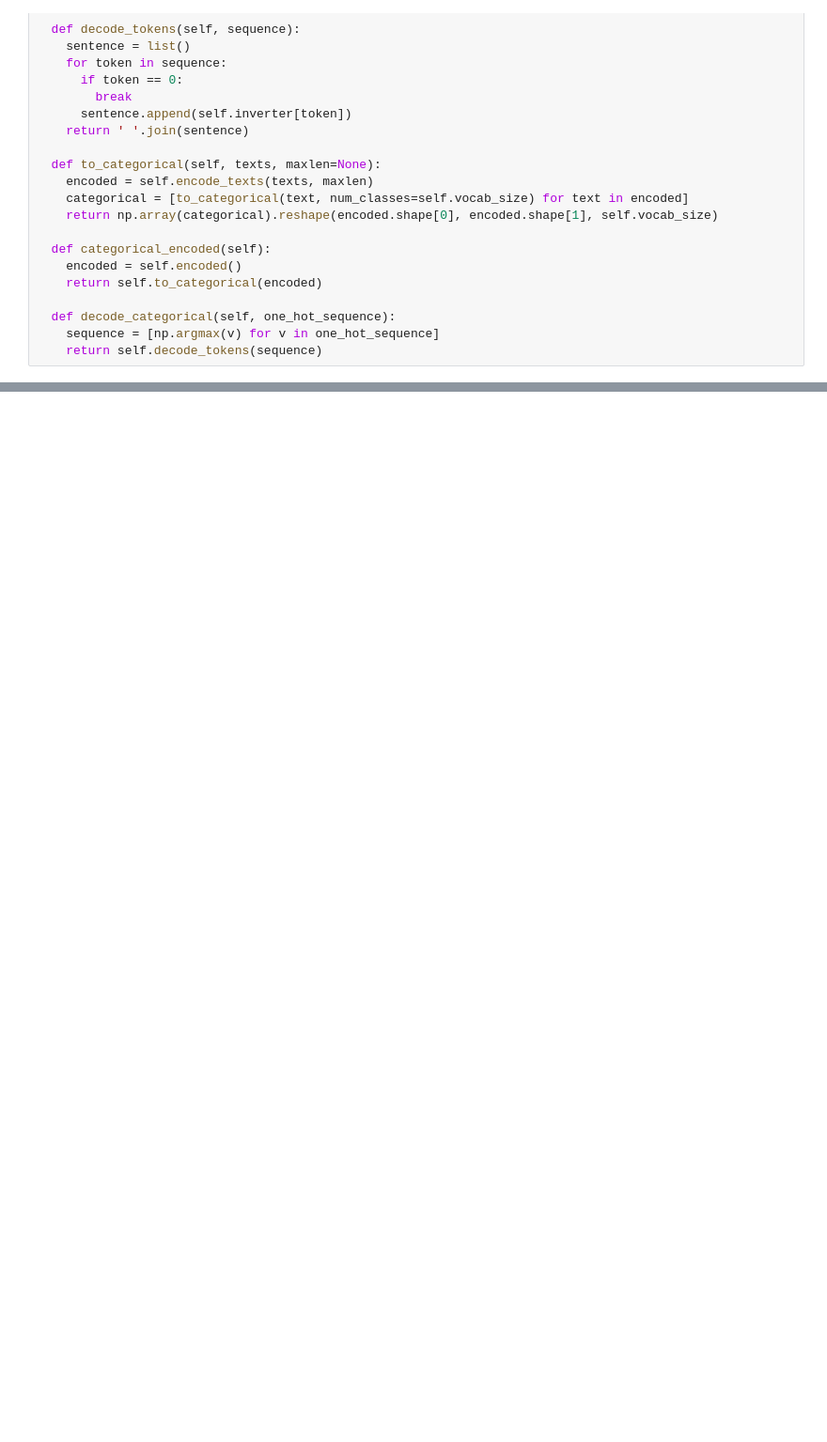
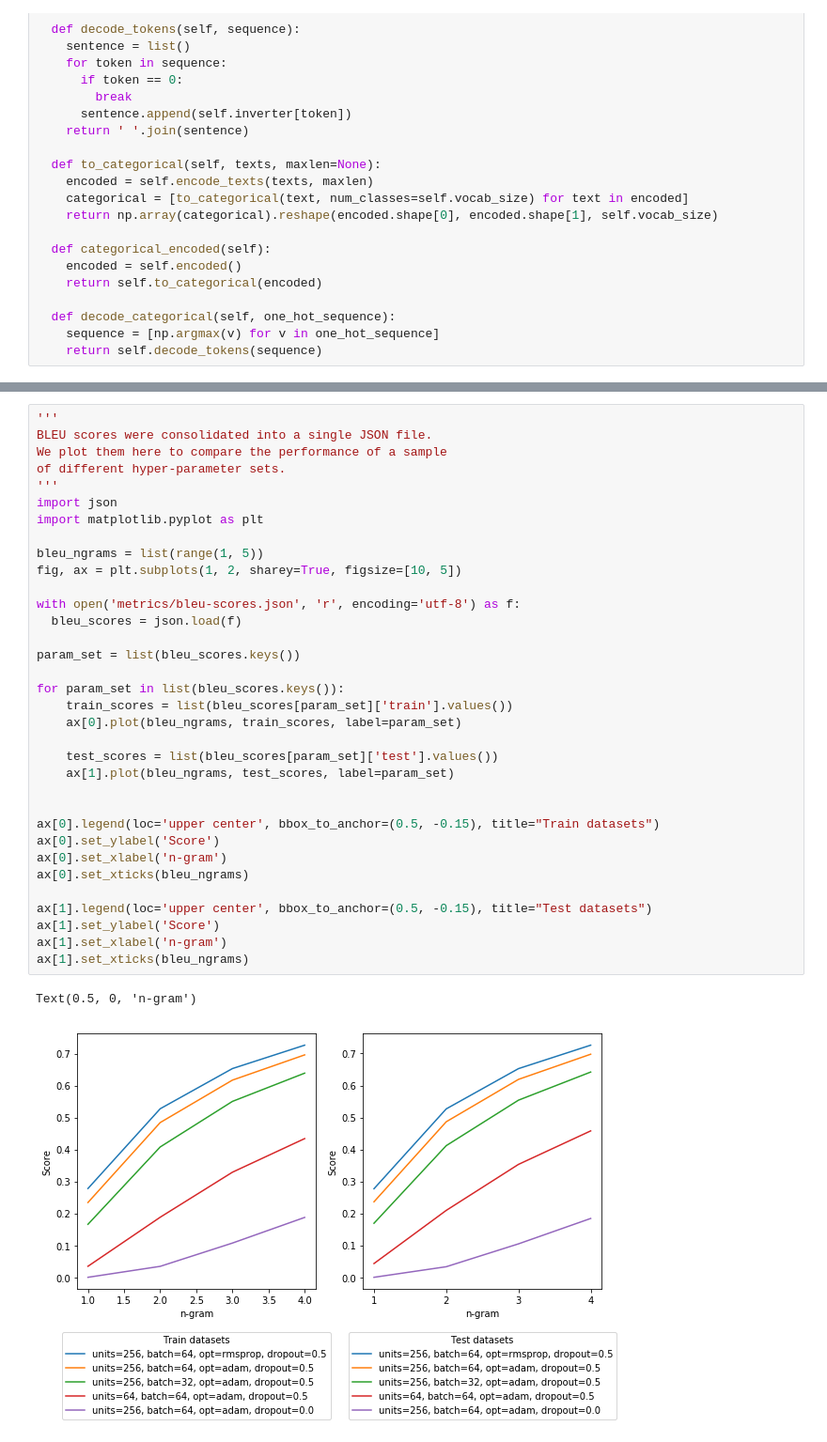
Before and after one commit to dogofbrian/nlq2sparql, a Jupyter notebook: capstone_project.ipynb, the cells around one changed output, grey strips where cells are left out. Shown at 94% size. Drawn from its saved outputs; the diff is of its cells as text; blank space fills up the shorter version.

```diff
--- a/capstone_project.ipynb
+++ b/capstone_project.ipynb
@@ -542,0 +567,37 @@ Epoch 1/100
+# %%
+'''
+BLEU scores were consolidated into a single JSON file.
+We plot them here to compare the performance of a sample
+of different hyper-parameter sets.
+'''
+import json
+import matplotlib.pyplot as plt
+
+bleu_ngrams = list(range(1, 5))
+fig, ax = plt.subplots(1, 2, sharey=True, figsize=[10, 5])
+
+with open('metrics/bleu-scores.json', 'r', encoding='utf-8') as f:
+  bleu_scores = json.load(f)
+
+param_set = list(bleu_scores.keys())
+
+for param_set in list(bleu_scores.keys()):
+    train_scores = list(bleu_scores[param_set]['train'].values())
+    ax[0].plot(bleu_ngrams, train_scores, label=param_set)
+
+    test_scores = list(bleu_scores[param_set]['test'].values())
+    ax[1].plot(bleu_ngrams, test_scores, label=param_set)
+
+
+ax[0].legend(loc='upper center', bbox_to_anchor=(0.5, -0.15), title="Train datasets")
+ax[0].set_ylabel('Score')
+ax[0].set_xlabel('n-gram')
+ax[0].set_xticks(bleu_ngrams)
+
+ax[1].legend(loc='upper center', bbox_to_anchor=(0.5, -0.15), title="Test datasets")
+ax[1].set_ylabel('Score')
+ax[1].set_xlabel('n-gram')
+ax[1].set_xticks(bleu_ngrams)
+# %% [output]
+Text(0.5, 0, 'n-gram')
+[figure, added]
```
Also changed, not shown: parts of 6 cells of this notebook, 24 other files.
